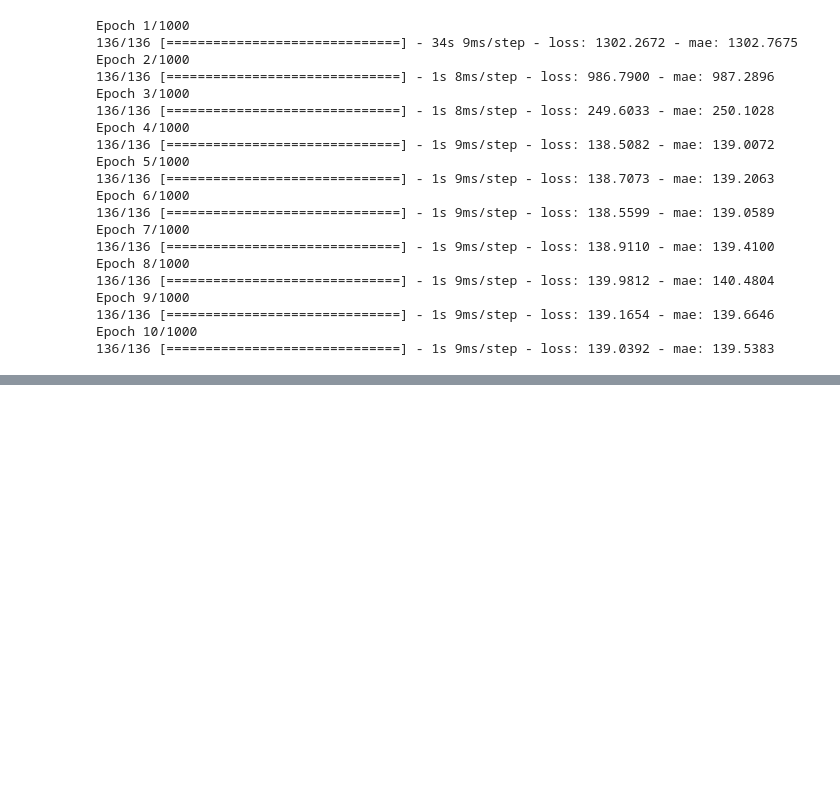
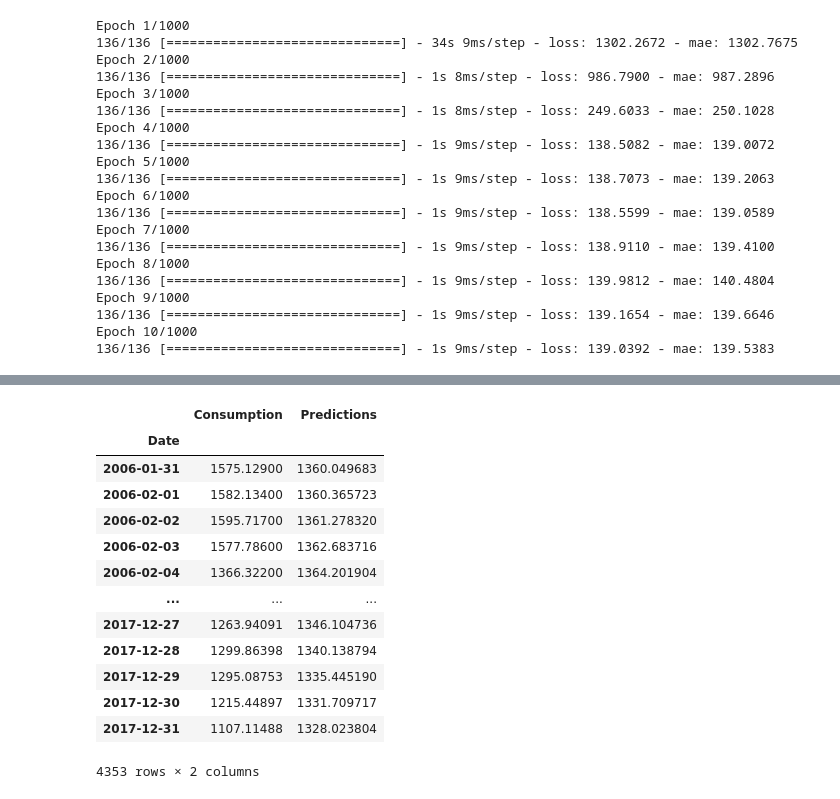
Before and after one commit to angeloken/Riset-I-smile, a Jupyter notebook: riset_prediksi_listrik_ver_2.ipynb, the cells around one changed output, grey strips where cells are left out. Cells and saved outputs as stored; diff of their text form; code cells hidden in the pictures; blank space fills up the shorter version.

```diff
--- a/riset_prediksi_listrik_ver_2.ipynb
+++ b/riset_prediksi_listrik_ver_2.ipynb
@@ -215,0 +294,17 @@ print(rnn_forecast)
+# %%
+valid
+# %% [output]
+|  | Consumption | Predictions |
+| Date |  |  |
+| 2006-01-31 | 1575.12900 | 1360.049683 |
+| 2006-02-01 | 1582.13400 | 1360.365723 |
+| 2006-02-02 | 1595.71700 | 1361.278320 |
+| 2006-02-03 | 1577.78600 | 1362.683716 |
+| 2006-02-04 | 1366.32200 | 1364.201904 |
+| ... | ... | ... |
+| 2017-12-27 | 1263.94091 | 1346.104736 |
+| 2017-12-28 | 1299.86398 | 1340.138794 |
+| 2017-12-29 | 1295.08753 | 1335.445190 |
+| 2017-12-30 | 1215.44897 | 1331.709717 |
+| 2017-12-31 | 1107.11488 | 1328.023804 |
+4353 rows × 2 columns
```
Also changed, not shown: parts of 30 cells of this notebook.
